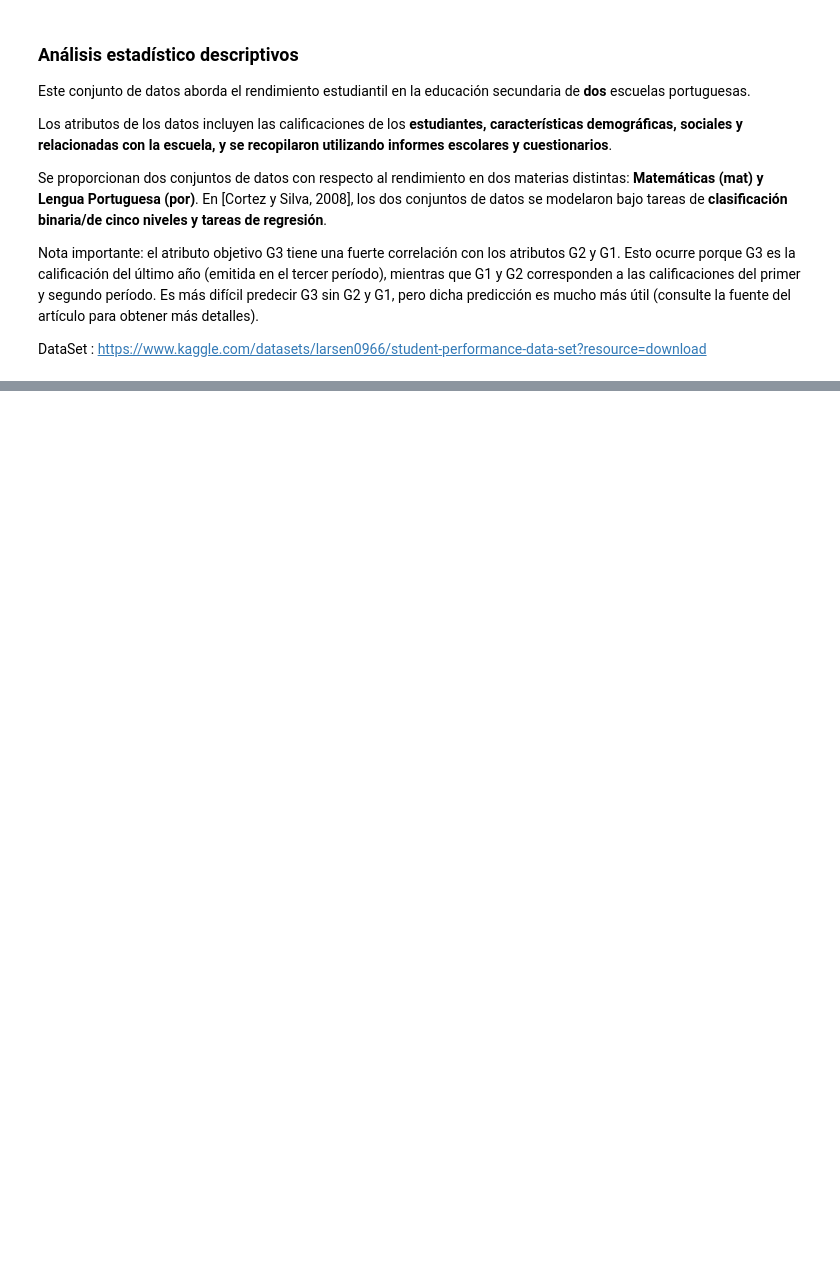
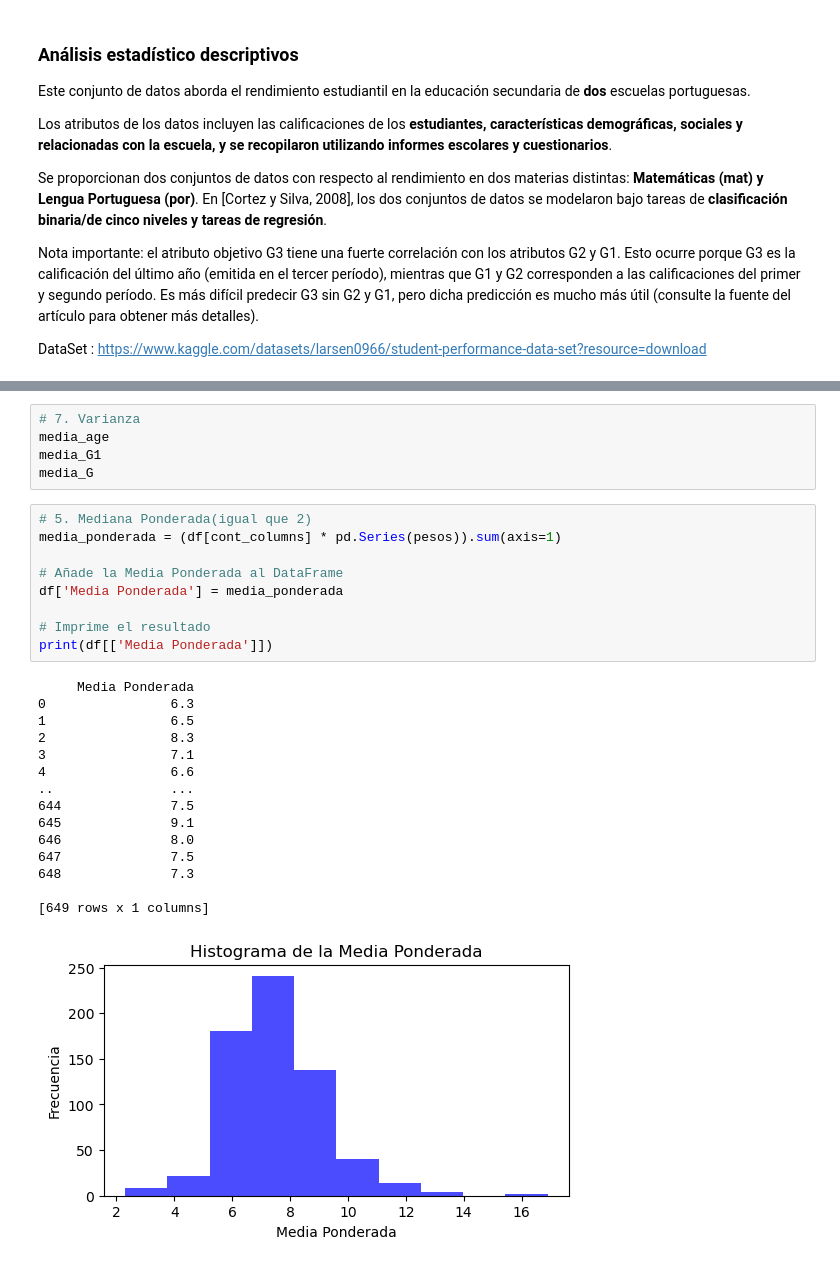
Before and after one commit to Ssebv/data-science-lab2, a Jupyter notebook: main.ipynb, the cells around one changed output, grey strips where cells are left out. Saved outputs shown, nothing was run; the diff lists cells and outputs as text; blank space fills up the shorter version.

```diff
--- a/main.ipynb
+++ b/main.ipynb
@@ -557,0 +184,30 @@ for columna in discreta_columns:
+# %%
+# 7. Varianza
+media_age
+media_G1
+media_G
+# %%
+# 5. Mediana Ponderada(igual que 2)
+media_ponderada = (df[cont_columns] * pd.Series(pesos)).sum(axis=1)
+
+# Añade la Media Ponderada al DataFrame
+df['Media Ponderada'] = media_ponderada
+
+# Imprime el resultado
+print(df[['Media Ponderada']])
+# %% [output]
+     Media Ponderada
+0                6.3
+1                6.5
+2                8.3
+3                7.1
+4                6.6
+..               ...
+644              7.5
+645              9.1
+646              8.0
+647              7.5
+648              7.3
+
+[649 rows x 1 columns]
+[figure, added]
```
Also changed, not shown: parts of 58 cells of this notebook, 1 other file.
